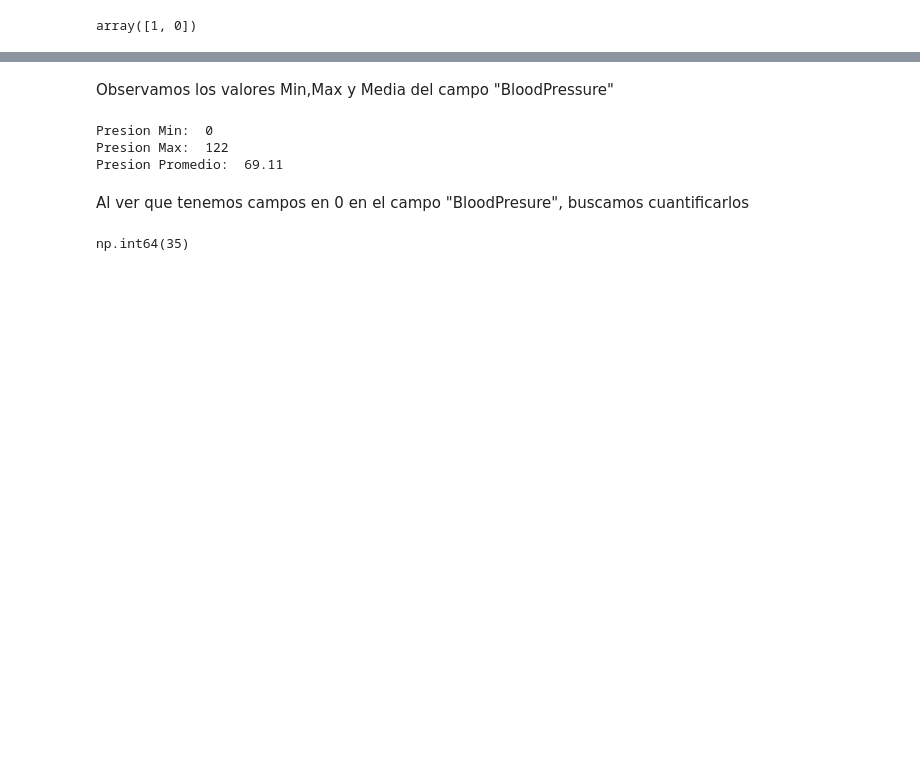
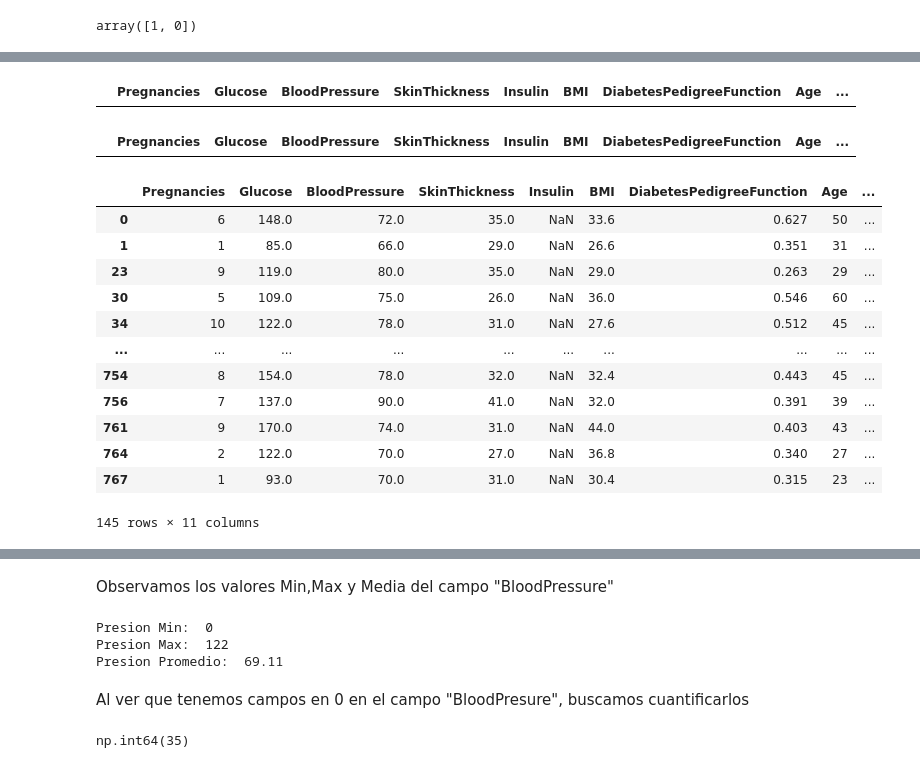
Before and after one commit to gabrielcan/ModeloDeDatosDiabetesPima, a Jupyter notebook: ModeloDiabetes.ipynb, the cells around one changed output, grey strips where cells are left out. Saved outputs shown, nothing was run; the diff lists cells and outputs as text; code cells hidden in the pictures; blank space fills up the shorter version.

```diff
--- a/ModeloDiabetes.ipynb
+++ b/ModeloDiabetes.ipynb
@@ -297,0 +383,9 @@ plt.show()
+# %%
+# Definimos las columnas que quieres considerar para la condición de NaN
+columnas_de_interes = ['BloodPressure', 'SkinThickness', 'Insulin']
+
+# Eliminar filas donde 2 o más columnas tengan NaN
+df_limpio = df[df[columnas_de_interes].isna().sum(axis=1) < 2]
+
+# Mostrar el DataFrame limpio
+print(df_limpio)
@@ -297,0 +410,24 @@ plt.show()
+# %%
+df_limpio[df_limpio.BloodPressure.isna()]
+# %% [output]
+|  | Pregnancies | Glucose | BloodPressure | SkinThickness | Insulin | BMI | DiabetesPedigreeFunction | Age | ... |
+# %%
+df_limpio[df_limpio.SkinThickness.isna()]
+# %% [output]
+|  | Pregnancies | Glucose | BloodPressure | SkinThickness | Insulin | BMI | DiabetesPedigreeFunction | Age | ... |
+# %%
+df_limpio[df_limpio.Insulin.isna()]
+# %% [output]
+|  | Pregnancies | Glucose | BloodPressure | SkinThickness | Insulin | BMI | DiabetesPedigreeFunction | Age | ... |
+| 0 | 6 | 148.0 | 72.0 | 35.0 | NaN | 33.6 | 0.627 | 50 | ... |
+| 1 | 1 | 85.0 | 66.0 | 29.0 | NaN | 26.6 | 0.351 | 31 | ... |
+| 23 | 9 | 119.0 | 80.0 | 35.0 | NaN | 29.0 | 0.263 | 29 | ... |
+| 30 | 5 | 109.0 | 75.0 | 26.0 | NaN | 36.0 | 0.546 | 60 | ... |
+| 34 | 10 | 122.0 | 78.0 | 31.0 | NaN | 27.6 | 0.512 | 45 | ... |
+| ... | ... | ... | ... | ... | ... | ... | ... | ... | ... |
+| 754 | 8 | 154.0 | 78.0 | 32.0 | NaN | 32.4 | 0.443 | 45 | ... |
+| 756 | 7 | 137.0 | 90.0 | 41.0 | NaN | 32.0 | 0.391 | 39 | ... |
+| 761 | 9 | 170.0 | 74.0 | 31.0 | NaN | 44.0 | 0.403 | 43 | ... |
+| 764 | 2 | 122.0 | 70.0 | 27.0 | NaN | 36.8 | 0.340 | 27 | ... |
+| 767 | 1 | 93.0 | 70.0 | 31.0 | NaN | 30.4 | 0.315 | 23 | ... |
+145 rows × 11 columns
```
Also changed, not shown: parts of 57 cells of this notebook.
